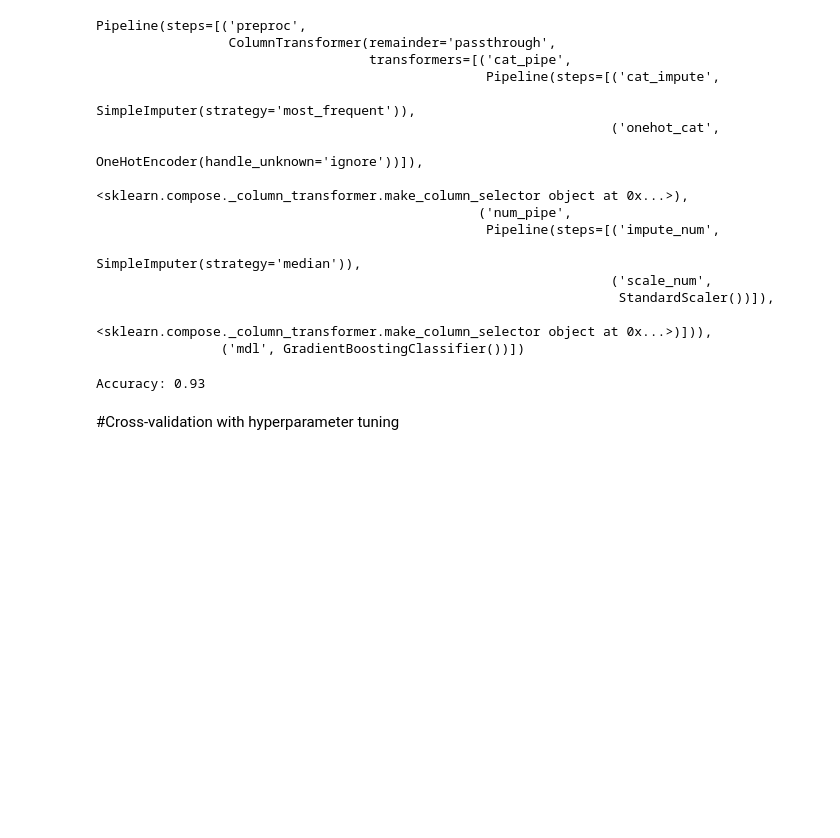
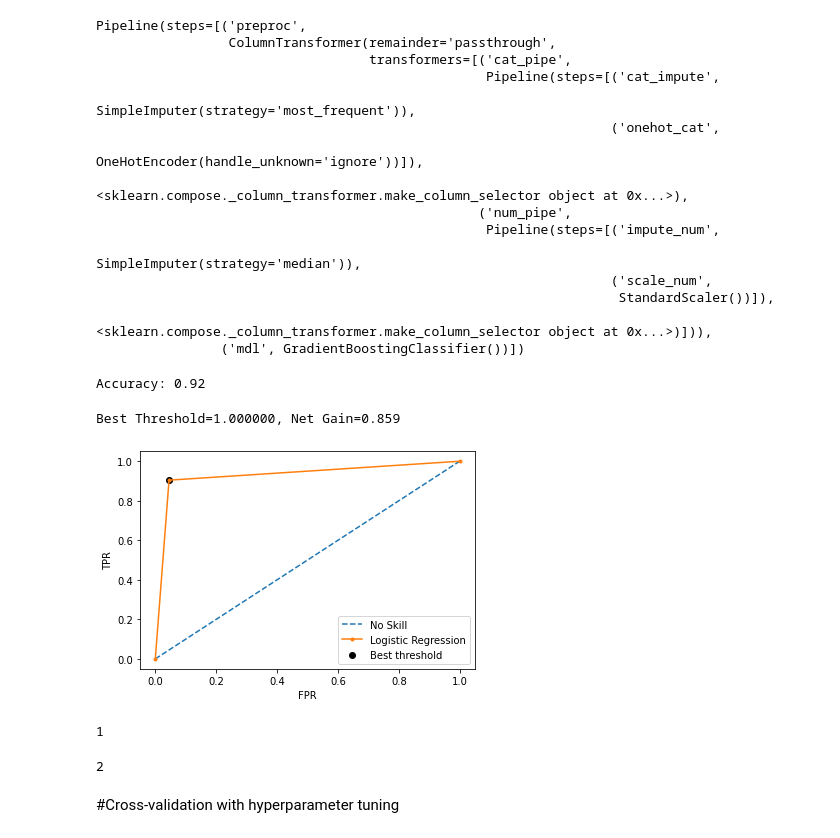
Before and after one commit to vanderbilt-ml/51-boyce-mlproj-NIDS, a Jupyter notebook: NIDS.ipynb, the cells around one changed output. Cells and saved outputs as stored; diff of their text form; code cells hidden in the pictures; blank space fills up the shorter version.

```diff
--- a/NIDS.ipynb
+++ b/NIDS.ipynb
@@ -357,11 +321,48 @@ Pipeline(steps=[('preproc',
                                                   <sklearn.compose._column_transformer.make_column_selector object at 0x...>)])),
                 ('mdl', GradientBoostingClassifier())])
 # %%
+pipe.fit(X_train, y_train)
 #pipe.predict_proba(X_test)
 y_pred = pipe.predict(X_test)
 print("Accuracy:",metrics.accuracy_score(y_test, y_pred))
 # %% [output]
-Accuracy: 0.93
+Accuracy: 0.92
+# %%
+y_proba = pipe.predict_proba(X_test)
+
+y_proba = y_proba[:,1]
+
+fpr, tpr, thresholds = roc_curve(y_test, y_pred)
+
+net_gain = tpr - fpr
+ix = np.argmax(net_gain)
+print('Best Threshold=%f, Net Gain=%.3f' % (thresholds[ix], net_gain[ix]))
+
+# plot the roc curve for the model
+pyplot.plot([0,1], [0,1], linestyle='--', label='No Skill')
+pyplot.plot(fpr, tpr, marker='.', label='Logistic Regression')
+pyplot.scatter(fpr[ix], tpr[ix], marker='o', color='black', label='Best threshold')
+
+# axis labels
+pyplot.xlabel('FPR')
+pyplot.ylabel('TPR')
+pyplot.legend()
+
+pyplot.show()
+# %% [output]
+Best Threshold=1.000000, Net Gain=0.859
+[figure, added]
+1
+# %%
+cm = pd.DataFrame()
+cm['tpr'] = tpr
+cm['fpr'] = fpr
+cm['thresholds'] = thresholds
+cm['tpr-fpr'] = tpr - fpr
+cm['value'] = cm['tpr'] * 10 - cm['fpr'] * 1000
+cm.sort_values('value', ascending=False).iloc[0, 2]
+# %% [output]
+2
 # %% [markdown]
 #Cross-validation with hyperparameter tuning
 # %%
```
Also changed, not shown: parts of 9 cells of this notebook.
